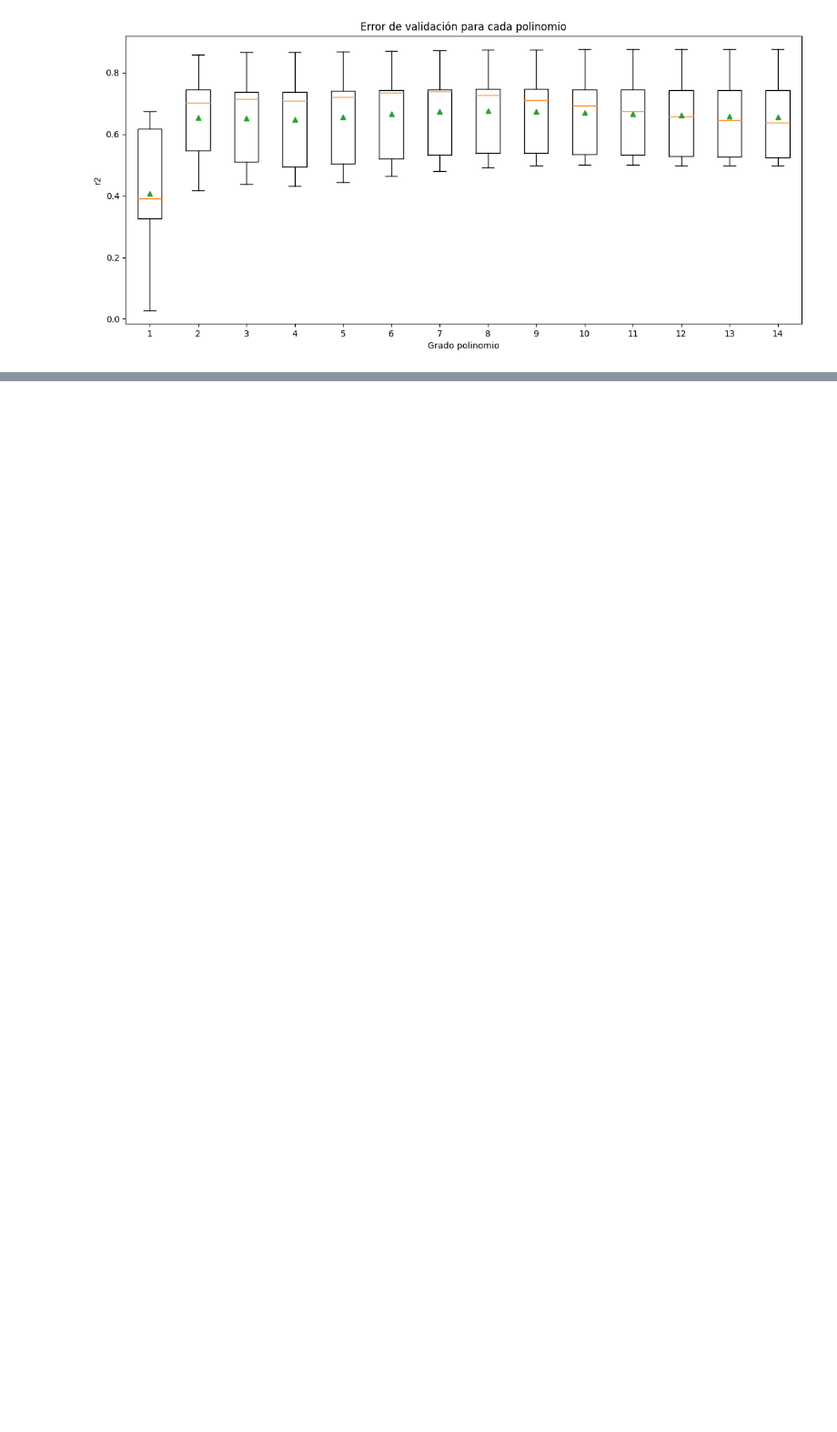
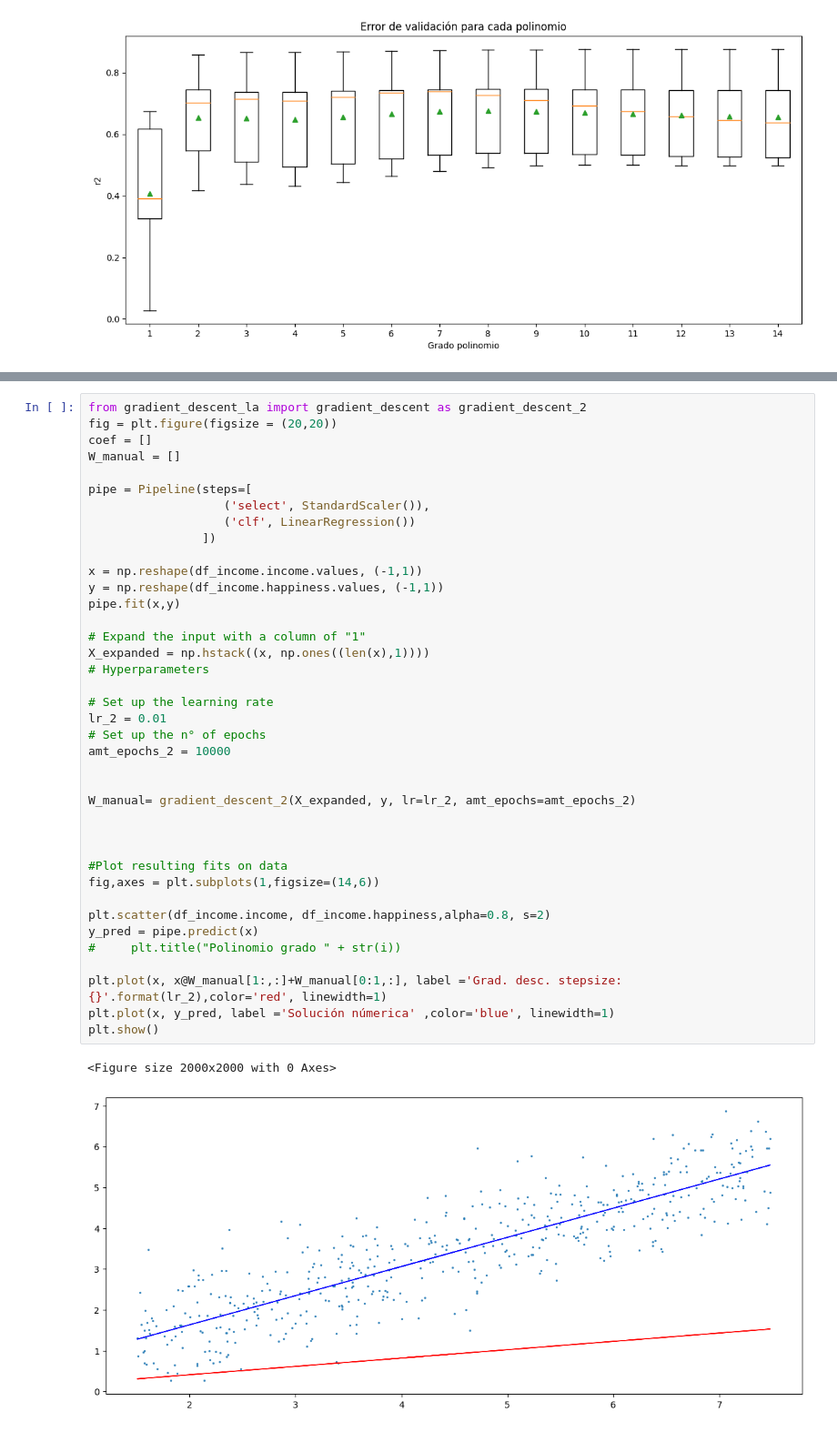
Before and after one commit to pedromperezc/Intro-AI, a Jupyter notebook: clase_5/ejercicio clase 5.ipynb, the cells around one changed output, grey strips where cells are left out. Shown at 91% size. Cells and saved outputs as stored; diff of their text form; blank space fills up the shorter version.

```diff
--- a/clase_5/ejercicio clase 5.ipynb
+++ b/clase_5/ejercicio clase 5.ipynb
@@ -363,0 +380,42 @@ plt.show()
+# %%
+from gradient_descent_la import gradient_descent as gradient_descent_2
+fig = plt.figure(figsize = (20,20))
+coef = []
+W_manual = []
+
+pipe = Pipeline(steps=[
+                   ('select', StandardScaler()),
+                   ('clf', LinearRegression())
+                ])
+
+x = np.reshape(df_income.income.values, (-1,1))
+y = np.reshape(df_income.happiness.values, (-1,1))
+pipe.fit(x,y)
+
+# Expand the input with a column of "1"
+X_expanded = np.hstack((x, np.ones((len(x),1))))
+# Hyperparameters
+
+# Set up the learning rate
+lr_2 = 0.01
+# Set up the n° of epochs
+amt_epochs_2 = 10000
+
+
+W_manual= gradient_descent_2(X_expanded, y, lr=lr_2, amt_epochs=amt_epochs_2)
+
+
+
+#Plot resulting fits on data
+fig,axes = plt.subplots(1,figsize=(14,6))
+
+plt.scatter(df_income.income, df_income.happiness,alpha=0.8, s=2)
+y_pred = pipe.predict(x)
+#     plt.title("Polinomio grado " + str(i))
+
+plt.plot(x, x@W_manual[1:,:]+W_manual[0:1,:], label ='Grad. desc. stepsize: {}'.format(lr_2),color='red', linewidth=1)
+plt.plot(x, y_pred, label ='Solución númerica' ,color='blue', linewidth=1)
+plt.show()
+# %% [output]
+<Figure size 2000x2000 with 0 Axes>
+[figure, added]
```
Also changed, not shown: parts of 4 cells of this notebook.
